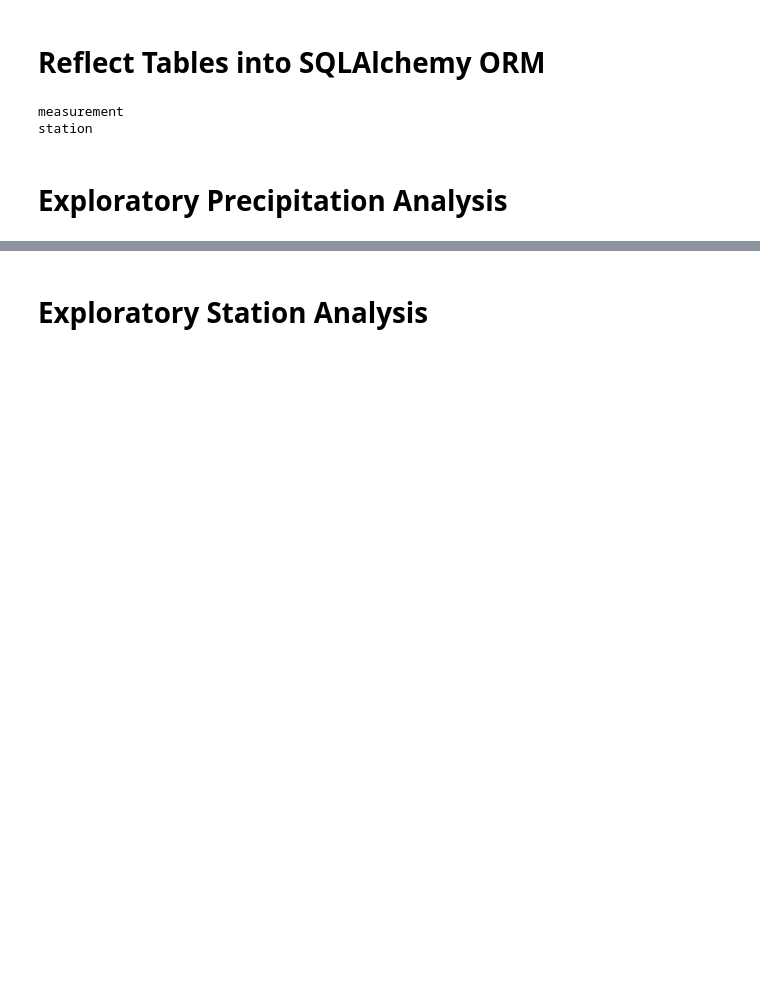
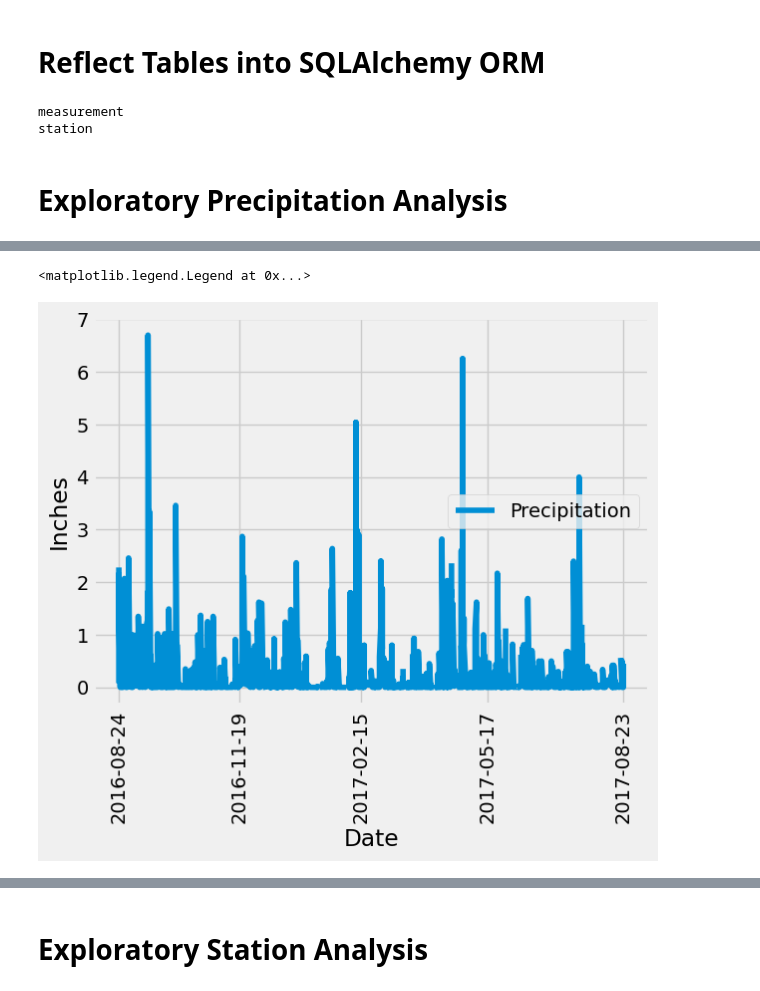
Before and after one commit to gamuhrai/sqlalchemy-challenge, a Jupyter notebook: SurfsUp/climate_starter copy.ipynb, the cells around one changed output, grey strips where cells are left out. Saved outputs shown, nothing was run; the diff lists cells and outputs as text; code cells hidden in the pictures; blank space fills up the shorter version.

```diff
--- a/SurfsUp/climate_starter copy.ipynb
+++ b/SurfsUp/climate_starter copy.ipynb
@@ -44,19 +63,33 @@ session = Session(engine)
 # %%
 # Design a query to retrieve the last 12 months of precipitation data and plot the results.
 # Starting from the most recent data point in the database.
 
 # Calculate the date one year from the last date in data set.
 
 
 # Perform a query to retrieve the data and precipitation scores
-
+query_result = session.query(Measurement.station, Measurement.date, Measurement.prcp, Measurement.tobs).\
+    filter(Measurement.date > '2016-08-23').\
+    order_by(Measurement.date).all()
 
 # Save the query results as a Pandas DataFrame. Explicitly set the column names
-
-
+df = pd.DataFrame(query_result, columns=['station','date', 'prcp', 'tobs'])
+#df = pd.DataFrame([(measurement.date, measurement.prcp, measurement.tobs) for measurement in query_result], columns=['date', 'prcp', 'tobs'])
 # Sort the dataframe by date
-
+df['date'] = pd.to_datetime(df['date'])
+df['date'] = df['date'].dt.date
 
 # Use Pandas Plotting with Matplotlib to plot the data
+num_date = len(df['date'])
+interval = num_date//4
+plt.xticks(df['date'][::interval], labels=[date for date in df['date'][::interval]], rotation=90)
+
+plt.plot(df['date'], df['prcp'])
+plt.xlabel('Date')
+plt.ylabel('Inches')
+plt.legend(["Precipitation"])
+# %% [output]
+<matplotlib.legend.Legend at 0x...>
+[figure, added]
 # %%
 # Use Pandas to calculate the summary statistics for the precipitation data
```
Also changed, not shown: parts of 8 cells of this notebook, 2 other files.
